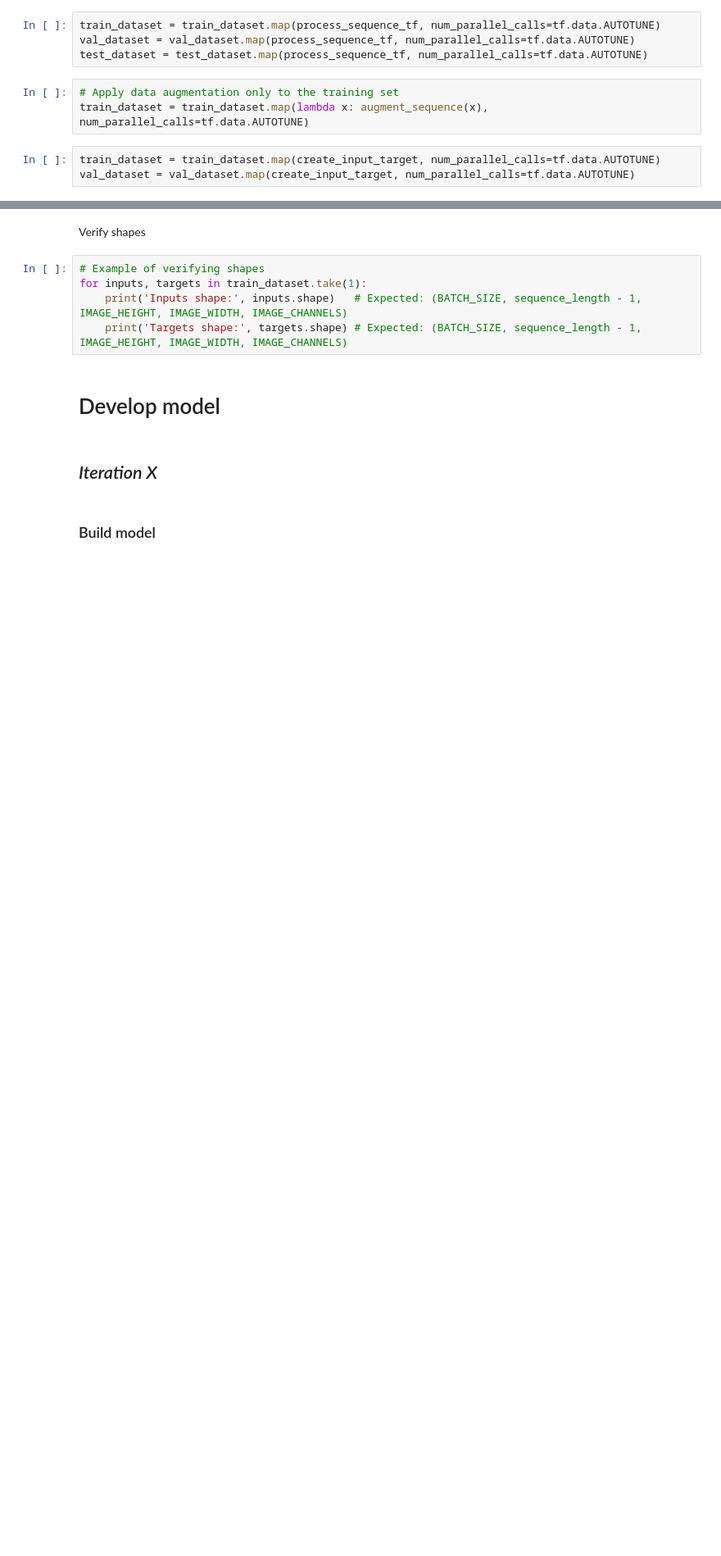
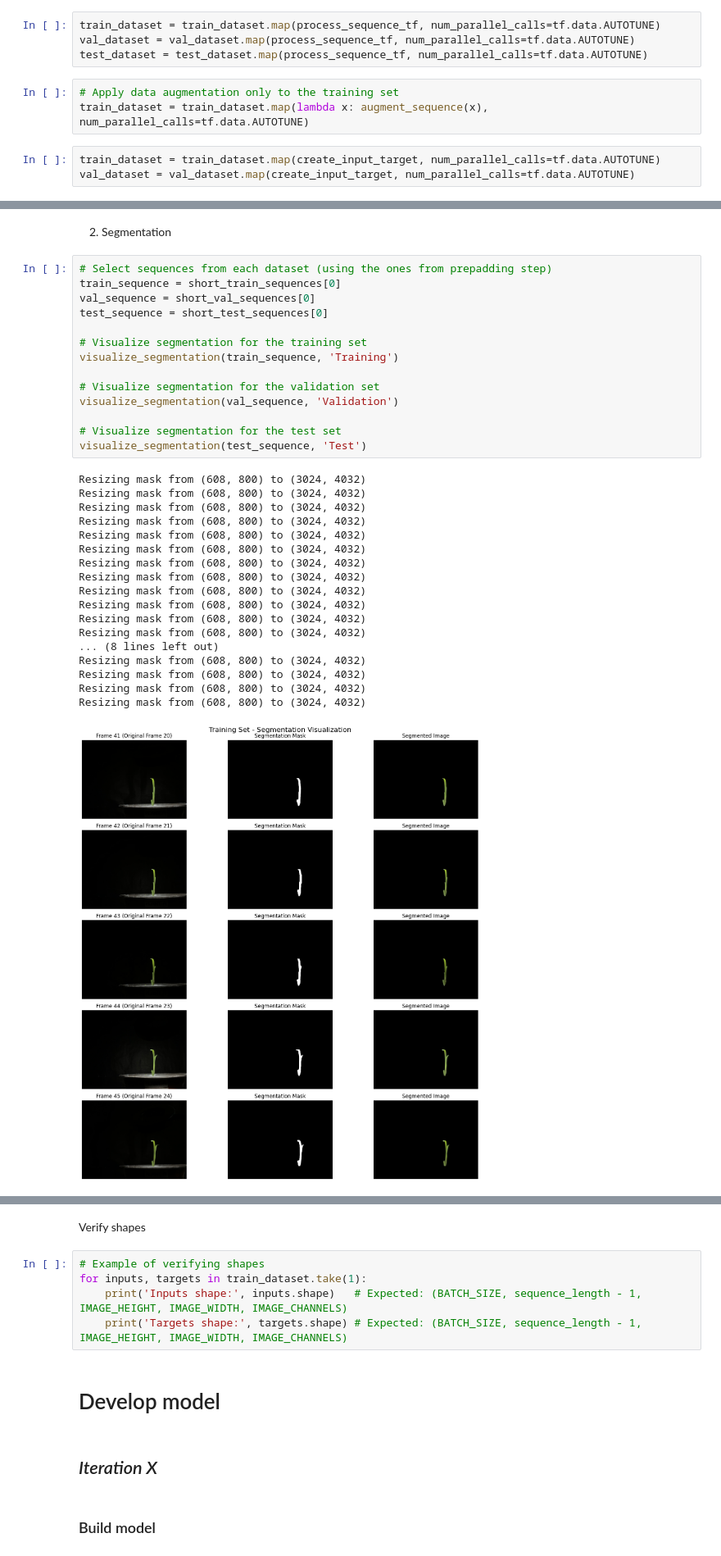
Before and after one commit to ivanintelligence/research-investigating-deep-learning-for-predicting-plant-growth-structures, a Jupyter notebook: research-investigating-deep-learning-for-predicting-plant-growth-structures.ipynb, the cells around one changed output, grey strips where cells are left out. Shown at 82% size. Saved outputs shown, nothing was run; the diff lists cells and outputs as text; blank space fills up the shorter version.

```diff
--- a/research-investigating-deep-learning-for-predicting-plant-growth-structures.ipynb
+++ b/research-investigating-deep-learning-for-predicting-plant-growth-structures.ipynb
@@ -299,0 +515,35 @@ test_dataset = (
+# %% [markdown]
+2. Segmentation
+# %%
+# Select sequences from each dataset (using the ones from prepadding step)
+train_sequence = short_train_sequences[0]
+val_sequence = short_val_sequences[0]
+test_sequence = short_test_sequences[0]
+
+# Visualize segmentation for the training set
+visualize_segmentation(train_sequence, 'Training')
+
+# Visualize segmentation for the validation set
+visualize_segmentation(val_sequence, 'Validation')
+
+# Visualize segmentation for the test set
+visualize_segmentation(test_sequence, 'Test')
+# %% [output]
+Resizing mask from (608, 800) to (3024, 4032)
+Resizing mask from (608, 800) to (3024, 4032)
+Resizing mask from (608, 800) to (3024, 4032)
+Resizing mask from (608, 800) to (3024, 4032)
+Resizing mask from (608, 800) to (3024, 4032)
+Resizing mask from (608, 800) to (3024, 4032)
+Resizing mask from (608, 800) to (3024, 4032)
+Resizing mask from (608, 800) to (3024, 4032)
+Resizing mask from (608, 800) to (3024, 4032)
+Resizing mask from (608, 800) to (3024, 4032)
+Resizing mask from (608, 800) to (3024, 4032)
+Resizing mask from (608, 800) to (3024, 4032)
+... (8 lines left out)
+Resizing mask from (608, 800) to (3024, 4032)
+Resizing mask from (608, 800) to (3024, 4032)
+Resizing mask from (608, 800) to (3024, 4032)
+Resizing mask from (608, 800) to (3024, 4032)
+[figure, added]
```
Also changed, not shown: parts of 15 cells of this notebook.
